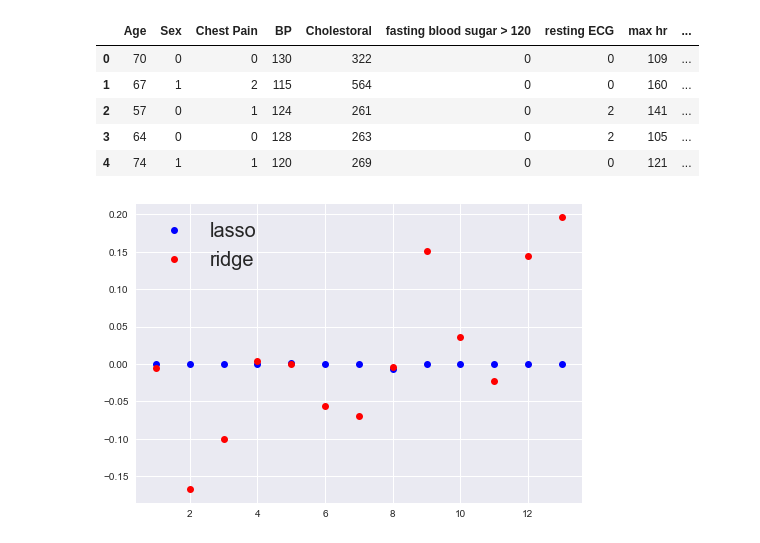
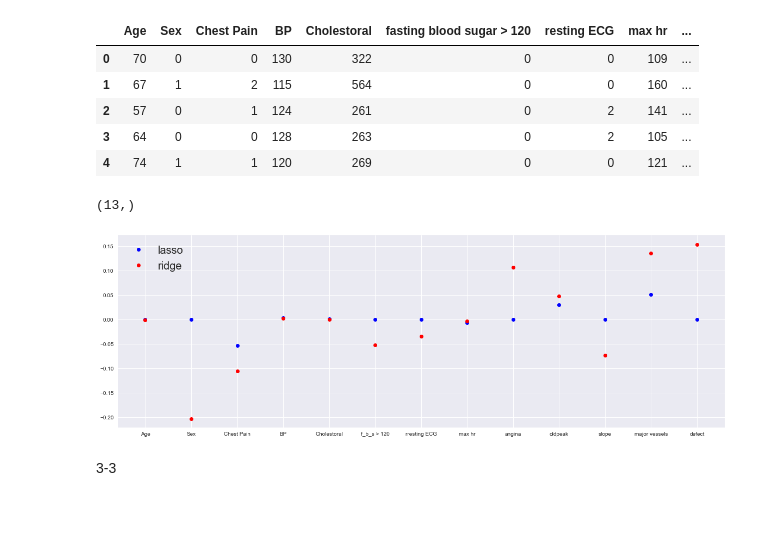
Before and after one commit to yuan64198/ML_hw1, a Jupyter notebook: Problem3.ipynb, the cells around one changed output. Saved outputs shown, nothing was run; the diff lists cells and outputs as text; code cells hidden in the pictures; blank space fills up the shorter version.

```diff
--- a/Problem3.ipynb
+++ b/Problem3.ipynb
@@ -58,18 +58,21 @@ y = df[['heart disease']]
 import statistics
 from sklearn.linear_model import Lasso
 from sklearn.linear_model import Ridge
+from sklearn.linear_model import LogisticRegression
 from sklearn.model_selection import train_test_split
 
 n_bootstraps = 1000
 
-las = Lasso(alpha=1.0)
-rid = Ridge(alpha=1.0)
+#las = LogisticRegression(penalty='l1')
+#rid = LogisticRegression(penalty='l2')
+las = Lasso(alpha=0.1)
+rid = Ridge(alpha=0.1)
 l_coef = []
 r_coef = []
 
 for _ in range(n_bootstraps):
     x_train, x_test, y_train, y_test = train_test_split(x, y, test_size = 0.2)
-    las.fit(x_train, y_train)
-    rid.fit(x_train, y_train)
+    las.fit(x_train, y_train.values.ravel())
+    rid.fit(x_train, y_train.values.ravel())
     l_coef.append(las.coef_)
     r_coef.append(rid.coef_)
@@ -78,10 +79,20 @@ tmp = [[0, 2, 3, 5],[1, 4, 9, 16]]
 # %%
 lasso_coef_mean = np.mean(np.asarray(l_coef), axis=0)
-ridge_coef_mean = np.mean(np.asarray(r_coef[0]), axis=0)
+ridge_coef_mean = np.mean(np.asarray(r_coef), axis=0)
+# %%
+ridge_coef_mean.shape
+# %% [output]
+(13,)
 # %%
-plt.plot([1,2,3,4,5,6,7,8,9,10,11,12,13], lasso_coef_mean, 'bo', label = 'lasso')
-plt.plot([1,2,3,4,5,6,7,8,9,10,11,12,13], ridge_coef_mean, 'ro', label = 'ridge')
+plt.figure(figsize=(20, 6.5))
+plt.plot([0,1,2,3,4,5,6,7,8,9,10,11,12],lasso_coef_mean, 'bo', label = 'lasso')
+plt.plot([0,1,2,3,4,5,6,7,8,9,10,11,12], ridge_coef_mean, 'ro', label = 'ridge')
+plt.xticks([0,1,2,3,4,5,6,7,8,9,10,11,12], ['Age', 'Sex', 'Chest Pain', 'BP', 'Cholestoral',
+                                            'f_b_s > 120', 'rresting ECG',
+                                            'max hr', 'angina', 'oldpeak', 'slope', 'major vessels', 'defect'])
 plt.legend(prop={'size': 20})
 plt.show()
 # %% [output]
-[figure, old version]
+[figure, new version]
+# %% [markdown]
+3-3
```
Also changed, not shown: parts of 3 cells of this notebook.
